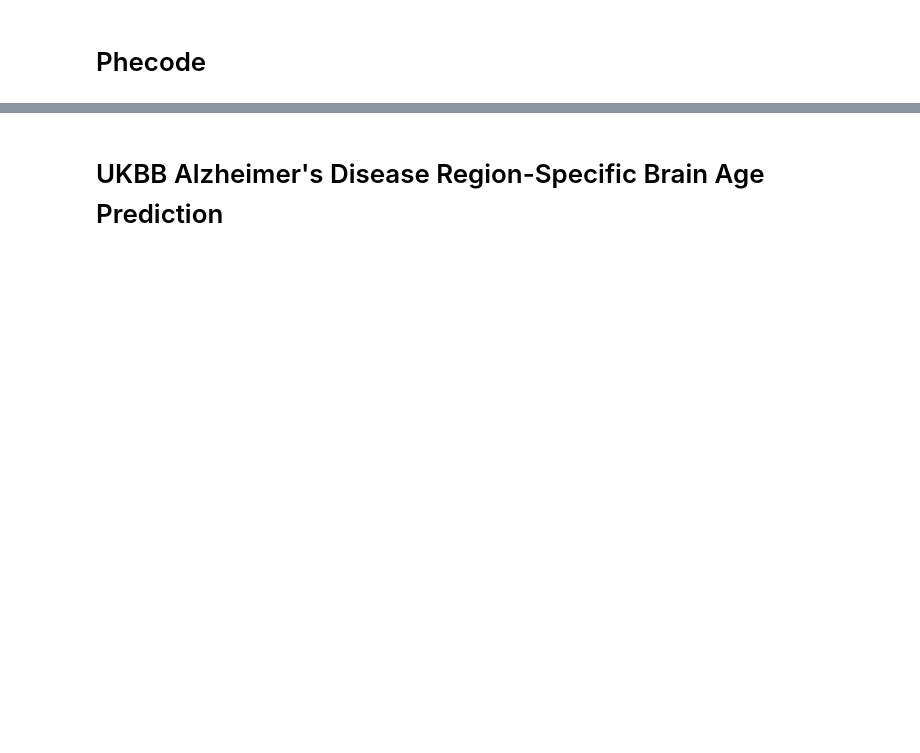
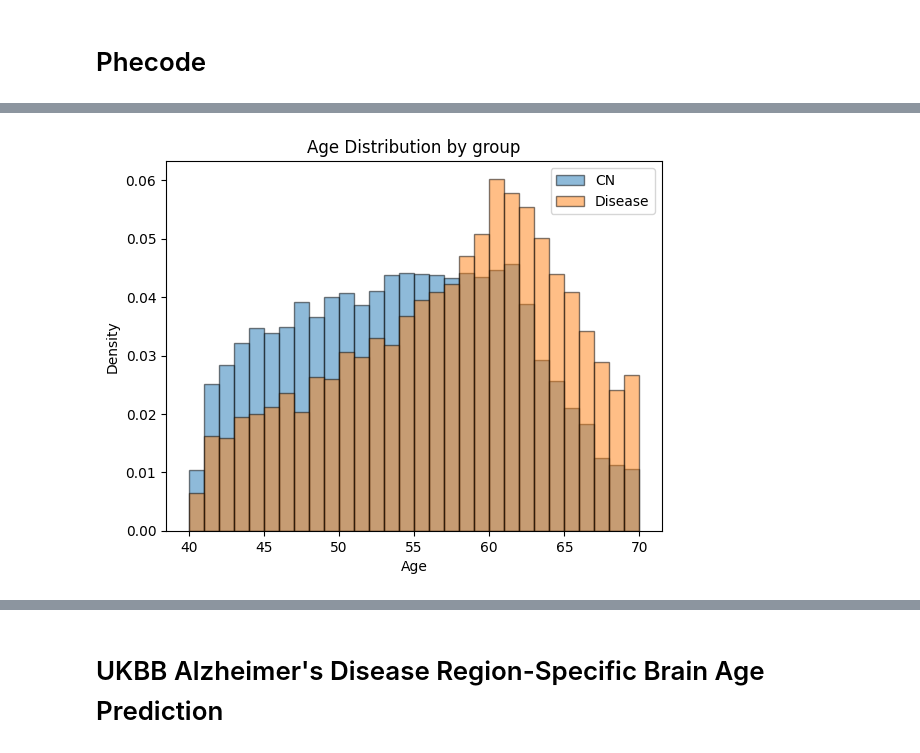
Before and after one commit to yein-hwang/Region-Wise-Brain-Age-Estimation, a Jupyter notebook: notebook/dna_nexus_infer.ipynb, the cells around one changed output, grey strips where cells are left out. Saved outputs shown, nothing was run; the diff lists cells and outputs as text; code cells hidden in the pictures; blank space fills up the shorter version.

```diff
--- a/notebook/dna_nexus_infer.ipynb
+++ b/notebook/dna_nexus_infer.ipynb
@@ -84,0 +102,32 @@ print(f'Total number of 20263 data: len(files_20263)')
+# %%
+codes = set()
+files_20252 = []
+files_20263 = []
+ids_20252 = set()
+ids_20263 = set()
+
+for file in files:
+    file_split = file.split('_')
+    id = file_split[0].split('/')[-1]
+    id = int(id)
+    code = file_split[1]
+    codes.add(code)
+
+    if code == '20252':
+        if id not in ids_20252:
+            files_20252.append(file)
+        ids_20252.add(id)  # 20252에 해당하는 id 저장
+    elif code == '20263':
+        if id not in ids_20263:
+            files_20263.append(file)
+        ids_20263.add(id)  # 20263에 해당하는 id 저장
+
+# 20252와 20263에 모두 포함된 id의 교집합
+common_ids = ids_20252 & ids_20263
+union_ids = ids_20252.union(ids_20263)
+
+print(f"Total number of samples with MRI data: {len(files)}")
+print(f"Total number of 20252 data: {len(files_20252)}")
+print(f"Total number of 20263 data: {len(files_20263)}")
+print(f"Common sample id: {len(common_ids)}")
+print(f"Union sample id: {len(union_ids)}")
@@ -100,3 +200,3 @@ phecode
 # %%
-brain_mri_phe = phecode.loc[phecode.IID.isin(idx)].reset_index(drop=True)
+brain_mri_phe = phecode.loc[phecode.IID.isin(union_ids)].reset_index(drop=True)
 brain_mri_phe
@@ -141,16 +320,18 @@ mri_disease_df['disease'].value_counts()
 # %%
 def age_dist_plot(cn=None, disease=None):
     if cn:
         plt.hist(cn, bins=30, alpha=0.5, label='CN', density=True, edgecolor='black')
     if disease:
         plt.hist(disease, bins=30, alpha=0.5, label='Disease', density=True, edgecolor='black')
     plt.title('Age Distribution by group')
     plt.xlabel('Age')
     plt.ylabel('Density')
     plt.legend(loc='upper right')
     plt.show()
 
-cn_ages = mri_disease_df['age'][mri_disease_df['disease']==0]
-disease_ages = mri_disease_df['age'][mri_disease_df['disease']==1]
+cn_ages = mri_disease_df['age'][mri_disease_df['disease']==0].tolist()
+disease_ages = mri_disease_df['age'][mri_disease_df['disease']==1].tolist()
 age_dist_plot(cn_ages, disease_ages)
+# %% [output]
+[figure, added]
 # %%
```
Also changed, not shown: parts of 56 cells of this notebook, 3 other files.
